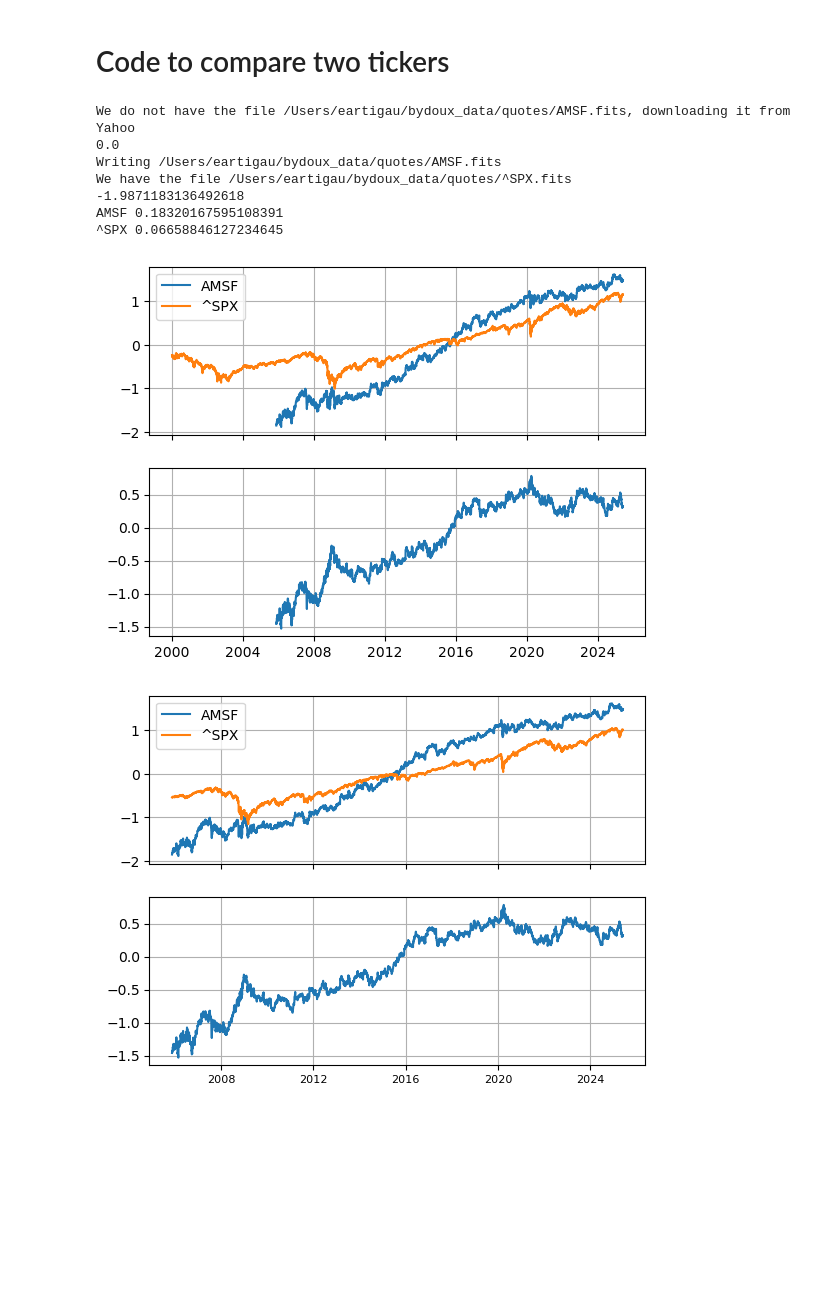
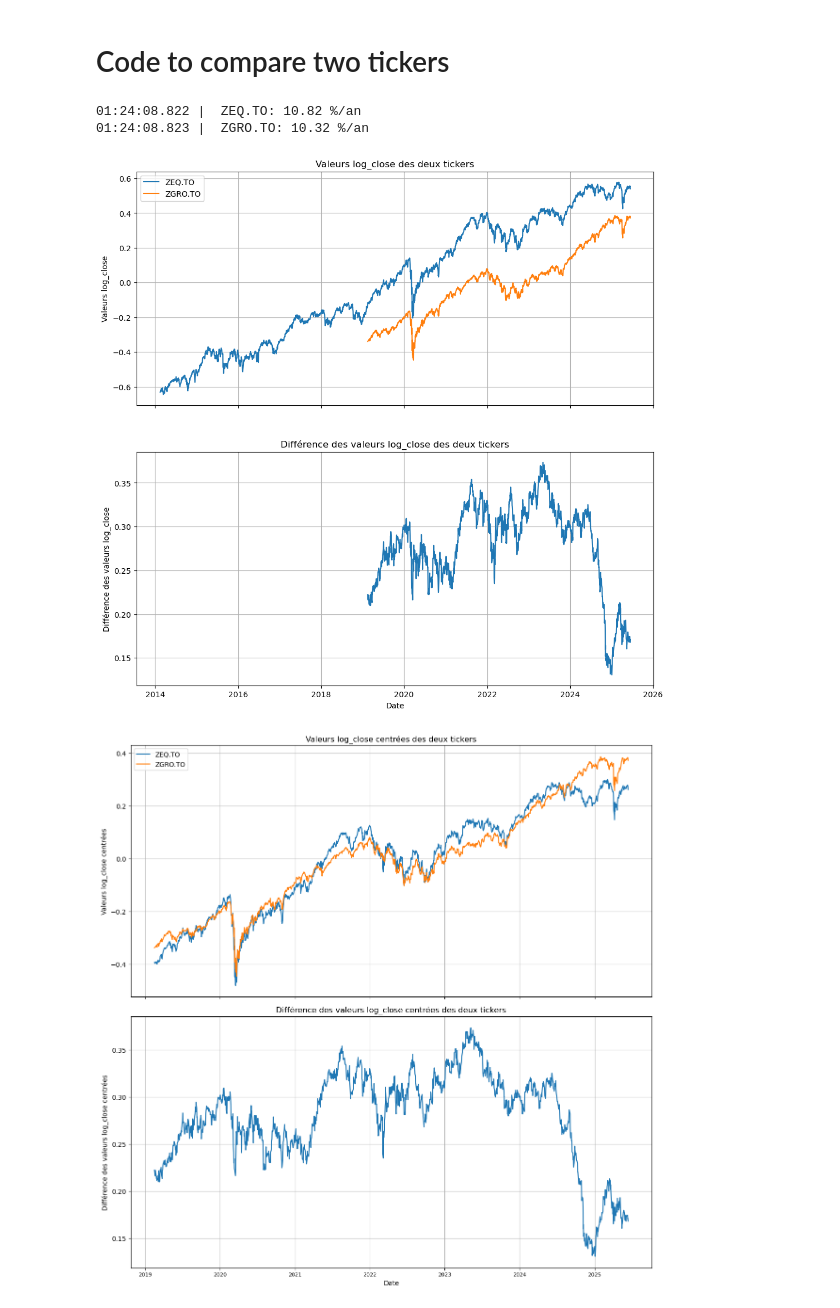
Before and after one commit to eartigau/bydoux, a Jupyter notebook: side_by_side.ipynb, the cells around one changed output. Saved outputs shown, nothing was run; the diff lists cells and outputs as text; code cells hidden in the pictures; blank space fills up the shorter version.

```diff
--- a/side_by_side.ipynb
+++ b/side_by_side.ipynb
@@ -1,3 +1,5 @@
 # %% [markdown]
 # Code to compare two tickers
+# %%
+case = 1
 # %%
@@ -57,9 +73,9 @@ tbl2['log_close'] -= np.mean(tbl2['log_close'])
 # Fit a linear trend (slope) to the log_close values over time (in years) for each ticker
 # This gives the average annualized log-return trend for each asset
 fit = np.polyfit(tbl1['mjd'] / 365.24, tbl1['log_close'], 1)
-print(tickers[0], fit[0])  # Print the slope for ticker 1
+bt.printc(f'{tickers[0]}: {fit[0]*100:.2f} %/an')  # Print the slope for ticker 1
 fit = np.polyfit(tbl2['mjd'] / 365.24, tbl2['log_close'], 1)
-print(tickers[1], fit[0])  # Print the slope for ticker 2
+bt.printc(f'{tickers[1]}: {fit[0]*100:.2f} %/an')  # Print the slope for ticker 2
 
 # Now, create boolean arrays to mark only the dates that are present in both tables (intersection)
 keep1 = np.zeros_like(tbl1['mjd'], dtype=bool)
@@ -72,16 +88,11 @@ for i in range(len(tbl1)):
         # Find the index in tbl2 where the date matches and mark as True
         keep2[np.where(tbl2['mjd'] == tbl1['mjd'][i])[0][0]] = True
 # %% [output]
-We do not have the file /Users/eartigau/bydoux_data/quotes/AMSF.fits, downloading it from Yahoo
-0.0
-Writing /Users/eartigau/bydoux_data/quotes/AMSF.fits
-We have the file /Users/eartigau/bydoux_data/quotes/^SPX.fits
--1.9871183136492618
-AMSF 0.18320167595108391
-^SPX 0.06658846127234645
+01:24:08.822 |  ZEQ.TO: 10.82 %/an
+01:24:08.823 |  ZGRO.TO: 10.32 %/an
 # %%
 # Plot 1: Show both tickers' log_close values over time (full available range)
-fig, ax = plt.subplots(nrows=2, ncols=1, sharex=True)  # Create a figure with 2 subplots sharing the x-axis
+fig, ax = plt.subplots(nrows=2, ncols=1, sharex=True, figsize = [12,12])  # Create a figure with 2 subplots sharing the x-axis
 # Plot the first ticker's log_close values (all dates)
 ax[0].plot(tbl1['plot_date'], tbl1['log_close'], label=tickers[0])
 # Plot the second ticker's log_close values (all dates)
@@ -92,11 +103,16 @@ ax[1].plot(tbl1['plot_date'][keep1], tbl1['log_close'][keep1] - tbl2['log_close'
 ax[0].legend()
 ax[0].grid()
 ax[1].grid()
+ax[0].set_title('Valeurs log_close des deux tickers')
+ax[1].set_title('Différence des valeurs log_close des deux tickers')
+ax[0].set_ylabel('Valeurs log_close')
+ax[1].set_ylabel('Différence des valeurs log_close')
+ax[1].set_xlabel('Date')
 # Display the plot
 plt.show()
 
 # Plot 2: Show both tickers' centered log_close values and their difference (only on common dates)
-fig, ax = plt.subplots(nrows=2, ncols=1, sharex=True)  # Create a new figure with 2 subplots
+fig, ax = plt.subplots(nrows=2, ncols=1, figsize = [12,12], sharex=True)  # Create a new figure with 2 subplots
 # Plot the first ticker's centered log_close values (mean subtracted, only common dates)
 ax[0].plot(
     tbl1['plot_date'][keep1],
@@ -106,35 +122,64 @@ ax[0].plot(
 # Plot the second ticker's centered log_close values (mean subtracted, only common dates)
 ax[0].plot(
     tbl2['plot_date'][keep2],
     tbl2['log_close'][keep2] - np.mean(tbl2['log_close'][keep2]),
     label=tickers[1]
 )
 # Plot the difference between the two tickers (only on common dates)
 ax[1].plot(
     tbl1['plot_date'][keep1],
     tbl1['log_close'][keep1] - tbl2['log_close'][keep2]
 )
 # Add a legend to the first subplot
 ax[0].legend()
 # Change the font size of the x-axis tick labels for both subplots for better readability
 for tick in ax[0].get_xticklabels():
     tick.set_fontsize(8)
 for tick in ax[1].get_xticklabels():
     tick.set_fontsize(8)
 # Display the plot
 
 ax[0].grid()
 ax[1].grid()
+ax[0].set_title('Valeurs log_close centrées des deux tickers')
+ax[1].set_title('Différence des valeurs log_close centrées des deux tickers')
+ax[0].set_ylabel('Valeurs log_close centrées')
+ax[1].set_ylabel('Différence des valeurs log_close centrées')
+ax[1].set_xlabel('Date')
+plt.tight_layout()  # Adjust layout to prevent overlap
 plt.show()
 
+
+fig, ax = plt.subplots(figsize=(12, 6))  # Create a new figure for the next plot
+ax.plot(
+    tbl1['plot_date'][keep1],
+    1e4*np.exp(tbl1['log_close'][keep1] - (tbl1['log_close'][keep1][0])),
+    label=tickers[0]
+)
+ax.plot(
+    tbl2['plot_date'][keep2],
+    1e4*np.exp(tbl2['log_close'][keep2] - (tbl2['log_close'][keep2][0])),
+    label=tickers[1]
+)
+plt.grid()
+ax.set_title('Valeurs de 10 000$ investis dans chaque ticker')
+ax.set_ylabel('Valeurs de 10 000$')
+ax.set_xlabel('Date')
+plt.xticks(rotation=45)  # Rotate x-axis labels for better readability
+plt.tight_layout()  # Adjust layout to prevent overlap
+plt.legend()
+plt.show()
+
+
+
 # Print the evolution (trend) of each ticker on the common interval
-print("Evolution sur l'intervale commun")
+bt.printc("Evolution sur l'intervalle commun")
 # Fit a linear trend (slope) to the first ticker's log_close values over time (common dates, time in years)
 fit = np.polyfit(tbl1['mjd'][keep1] / 365.24, tbl1['log_close'][keep1], 1)
-print(tickers[0], fit[0])  # Print the slope for the first ticker
+bt.printc(f'{tickers[0]}: {fit[0]*100:.2f} %/an')  # Print the slope for the first ticker
 # Fit a linear trend (slope) to the second ticker's log_close values over time (common dates, time in years)
 fit = np.polyfit(tbl2['mjd'][keep2] / 365.24, tbl2['log_close'][keep2], 1)
-print(tickers[1], fit[0])  # Print the slope for the second ticker
+bt.printc(f'{tickers[1]}: {fit[0]*100:.2f} %/an')  # Print the slope for the second ticker
 # %% [output]
-[figure, old version]
+[figure, new version]
-[figure, old version]
+[figure, new version]
```
Also changed, not shown: parts of 4 cells of this notebook, 9 other files.
